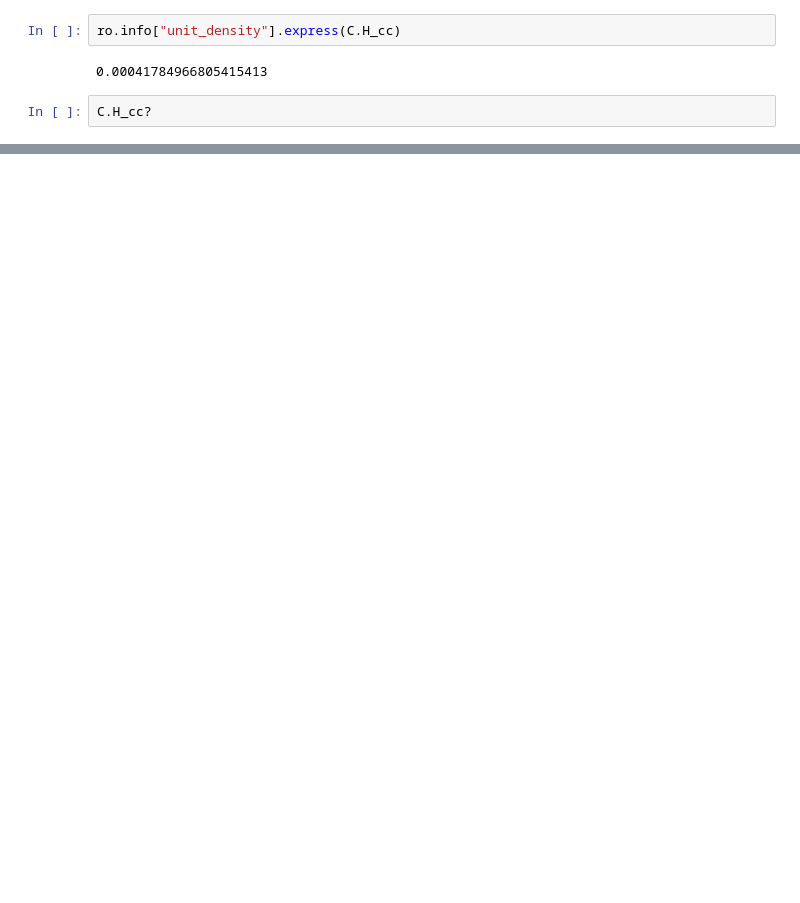
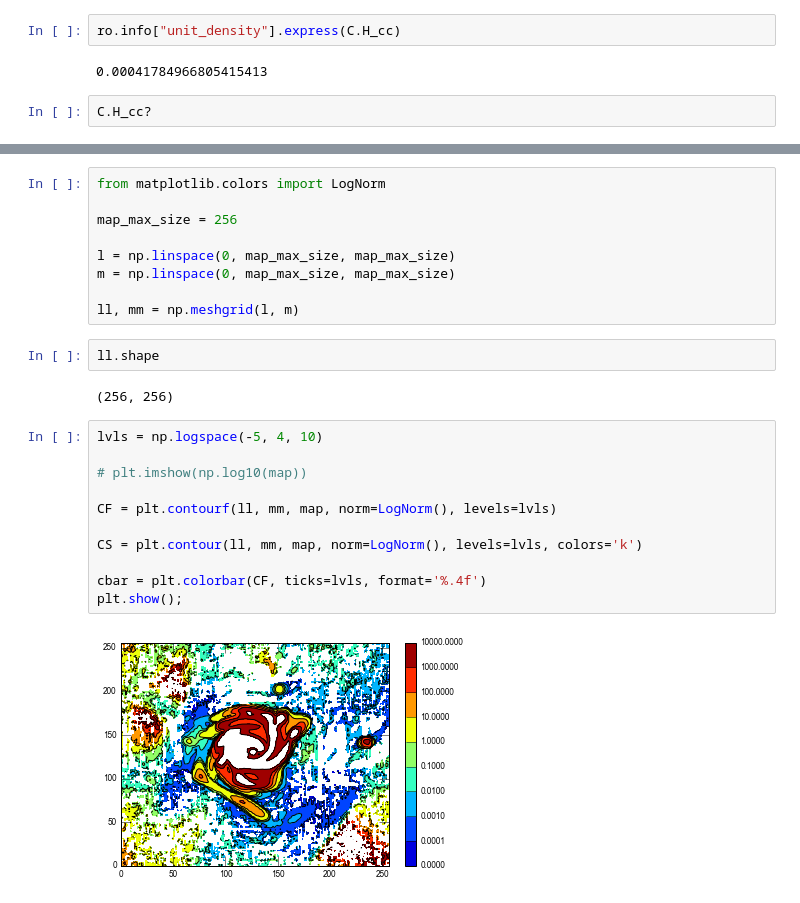
Before and after one commit to astro313/mc_eor, a Jupyter notebook: test_read_h2.ipynb, the cells around one changed output, grey strips where cells are left out. Drawn from its saved outputs; the diff is of its cells as text; blank space fills up the shorter version.

Commit message:
plotted contours

```diff
--- a/test_read_h2.ipynb
+++ b/test_read_h2.ipynb
@@ -182,0 +247,26 @@ C.H_cc?
+# %%
+from matplotlib.colors import LogNorm
+
+map_max_size = 256
+
+l = np.linspace(0, map_max_size, map_max_size)
+m = np.linspace(0, map_max_size, map_max_size)
+
+ll, mm = np.meshgrid(l, m)
+# %%
+ll.shape
+# %% [output]
+(256, 256)
+# %%
+lvls = np.logspace(-5, 4, 10)
+
+# plt.imshow(np.log10(map))
+
+CF = plt.contourf(ll, mm, map, norm=LogNorm(), levels=lvls)
+
+CS = plt.contour(ll, mm, map, norm=LogNorm(), levels=lvls, colors='k')
+
+cbar = plt.colorbar(CF, ticks=lvls, format='%.4f')
+plt.show();
+# %% [output]
+[figure, added]
```
Also changed, not shown: parts of 7 cells of this notebook.
